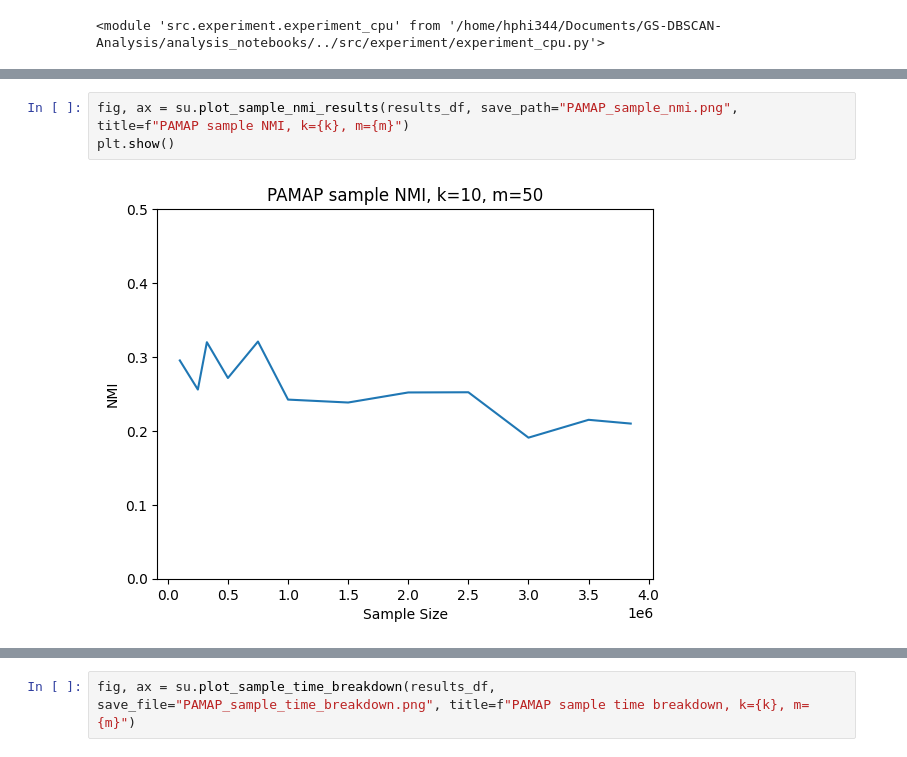
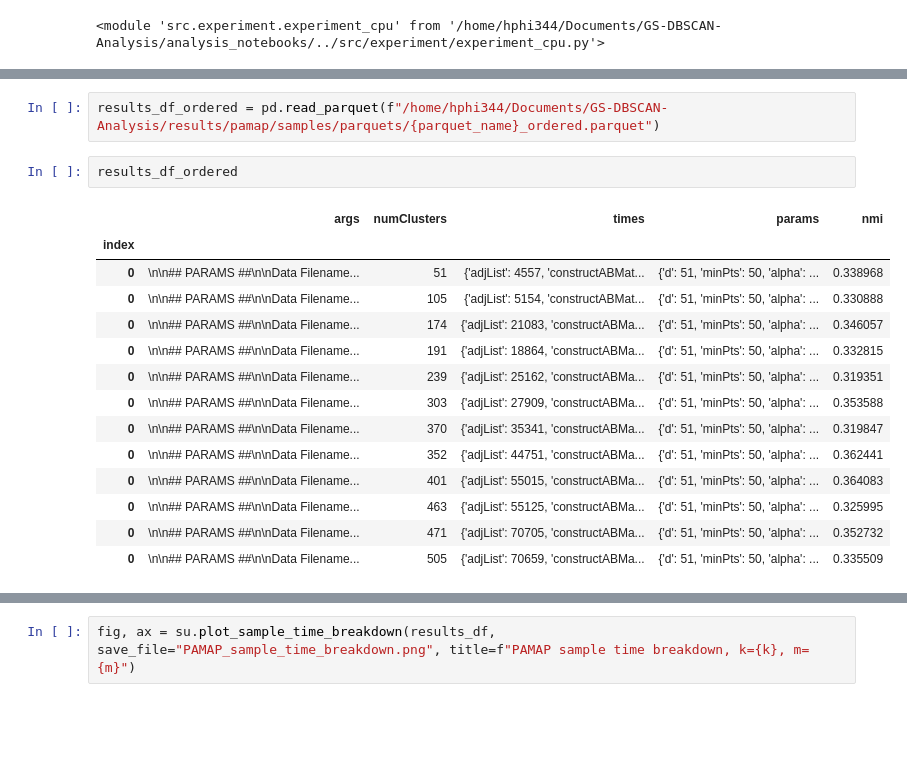
Before and after one commit to HugoPhibbs/GS-DBSCAN-Analysis, a Jupyter notebook: analysis_notebooks/pamap_analysis.ipynb, the cells around one changed output, grey strips where cells are left out. Drawn from its saved outputs; the diff is of its cells as text; blank space fills up the shorter version.

```diff
--- a/analysis_notebooks/pamap_analysis.ipynb
+++ b/analysis_notebooks/pamap_analysis.ipynb
@@ -73,5 +72,19 @@ plt.show()
-# %%
-fig, ax = su.plot_sample_nmi_results(results_df, save_path="PAMAP_sample_nmi.png", title=f"PAMAP sample NMI, k={k}, m={m}")
-plt.show()
-# %% [output]
-[figure, removed]
+# %%
+results_df_ordered = pd.read_parquet(f"/home/hphi344/Documents/GS-DBSCAN-Analysis/results/pamap/samples/parquets/{parquet_name}_ordered.parquet")
+# %%
+results_df_ordered
+# %% [output]
+|  | args | numClusters | times | params | nmi |
+| index |  |  |  |  |  |
+| 0 | \n\n## PARAMS ##\n\nData Filename... | 51 | {'adjList': 4557, 'constructABMat... | {'d': 51, 'minPts': 50, 'alpha': ... | 0.338968 |
+| 0 | \n\n## PARAMS ##\n\nData Filename... | 105 | {'adjList': 5154, 'constructABMat... | {'d': 51, 'minPts': 50, 'alpha': ... | 0.330888 |
+| 0 | \n\n## PARAMS ##\n\nData Filename... | 174 | {'adjList': 21083, 'constructABMa... | {'d': 51, 'minPts': 50, 'alpha': ... | 0.346057 |
+| 0 | \n\n## PARAMS ##\n\nData Filename... | 191 | {'adjList': 18864, 'constructABMa... | {'d': 51, 'minPts': 50, 'alpha': ... | 0.332815 |
+| 0 | \n\n## PARAMS ##\n\nData Filename... | 239 | {'adjList': 25162, 'constructABMa... | {'d': 51, 'minPts': 50, 'alpha': ... | 0.319351 |
+| 0 | \n\n## PARAMS ##\n\nData Filename... | 303 | {'adjList': 27909, 'constructABMa... | {'d': 51, 'minPts': 50, 'alpha': ... | 0.353588 |
+| 0 | \n\n## PARAMS ##\n\nData Filename... | 370 | {'adjList': 35341, 'constructABMa... | {'d': 51, 'minPts': 50, 'alpha': ... | 0.319847 |
+| 0 | \n\n## PARAMS ##\n\nData Filename... | 352 | {'adjList': 44751, 'constructABMa... | {'d': 51, 'minPts': 50, 'alpha': ... | 0.362441 |
+| 0 | \n\n## PARAMS ##\n\nData Filename... | 401 | {'adjList': 55015, 'constructABMa... | {'d': 51, 'minPts': 50, 'alpha': ... | 0.364083 |
+| 0 | \n\n## PARAMS ##\n\nData Filename... | 463 | {'adjList': 55125, 'constructABMa... | {'d': 51, 'minPts': 50, 'alpha': ... | 0.325995 |
+| 0 | \n\n## PARAMS ##\n\nData Filename... | 471 | {'adjList': 70705, 'constructABMa... | {'d': 51, 'minPts': 50, 'alpha': ... | 0.352732 |
+| 0 | \n\n## PARAMS ##\n\nData Filename... | 505 | {'adjList': 70659, 'constructABMa... | {'d': 51, 'minPts': 50, 'alpha': ... | 0.335509 |
```
Also changed, not shown: parts of 11 cells of this notebook, 25 other files.
